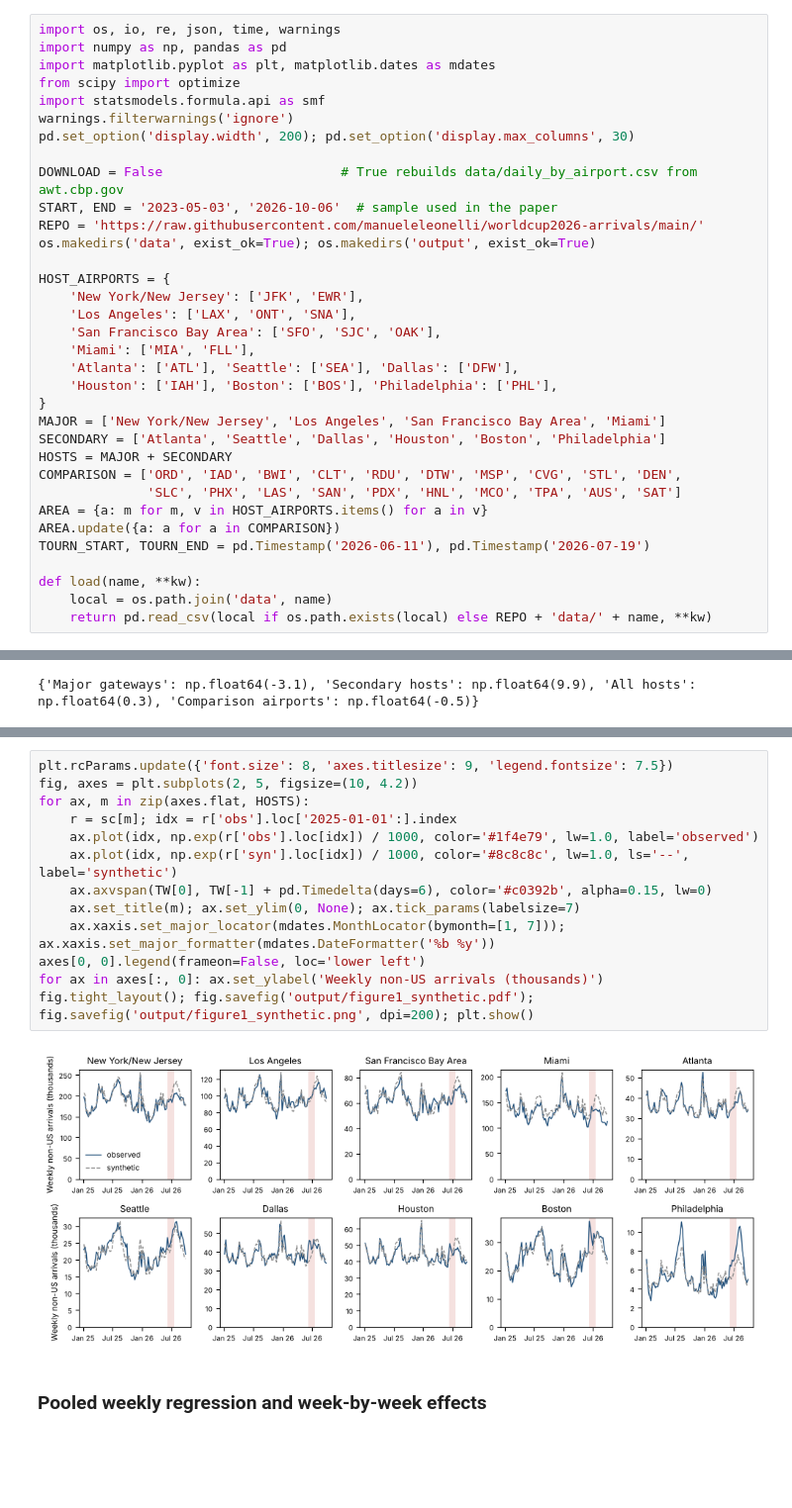
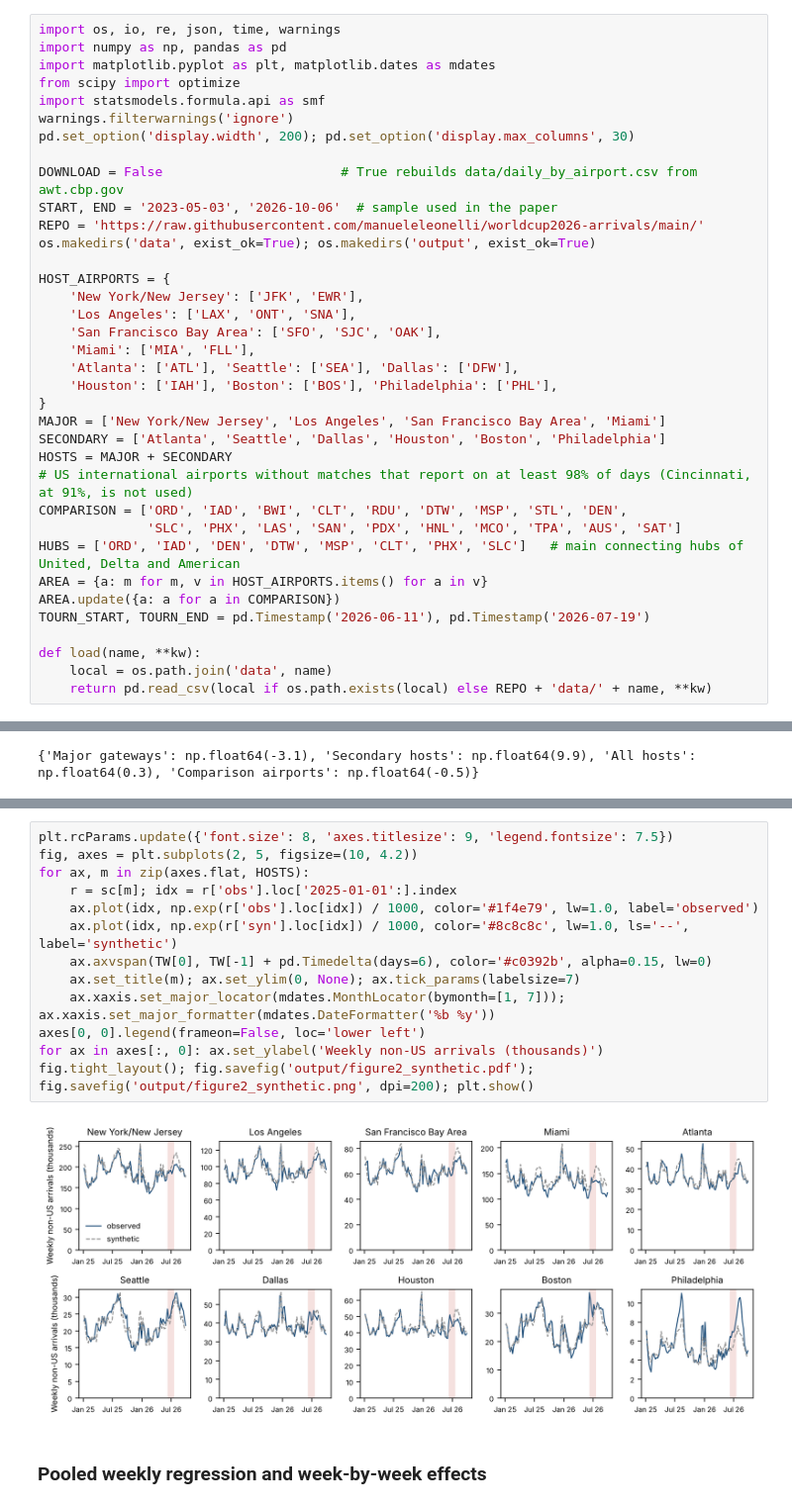
Before and after one commit to manueleleonelli/worldcup2026-arrivals, a Jupyter notebook: analysis.ipynb, the cells around one changed output, grey strips where cells are left out. Shown at 99% size. Saved outputs shown, nothing was run; the diff lists cells and outputs as text; blank space fills up the shorter version.

```diff
--- a/analysis.ipynb
+++ b/analysis.ipynb
@@ -29,8 +29,10 @@ HOST_AIRPORTS = {
 MAJOR = ['New York/New Jersey', 'Los Angeles', 'San Francisco Bay Area', 'Miami']
 SECONDARY = ['Atlanta', 'Seattle', 'Dallas', 'Houston', 'Boston', 'Philadelphia']
 HOSTS = MAJOR + SECONDARY
-COMPARISON = ['ORD', 'IAD', 'BWI', 'CLT', 'RDU', 'DTW', 'MSP', 'CVG', 'STL', 'DEN',
+# US international airports without matches that report on at least 98% of days (Cincinnati, at 91%, is not used)
+COMPARISON = ['ORD', 'IAD', 'BWI', 'CLT', 'RDU', 'DTW', 'MSP', 'STL', 'DEN',
               'SLC', 'PHX', 'LAS', 'SAN', 'PDX', 'HNL', 'MCO', 'TPA', 'AUS', 'SAT']
+HUBS = ['ORD', 'IAD', 'DEN', 'DTW', 'MSP', 'CLT', 'PHX', 'SLC']   # main connecting hubs of United, Delta and American
 AREA = {a: m for m, v in HOST_AIRPORTS.items() for a in v}
 AREA.update({a: a for a in COMPARISON})
 TOURN_START, TOURN_END = pd.Timestamp('2026-06-11'), pd.Timestamp('2026-07-19')
@@ -253,18 +324,18 @@ Largest weights:
 # %%
 plt.rcParams.update({'font.size': 8, 'axes.titlesize': 9, 'legend.fontsize': 7.5})
 fig, axes = plt.subplots(2, 5, figsize=(10, 4.2))
 for ax, m in zip(axes.flat, HOSTS):
     r = sc[m]; idx = r['obs'].loc['2025-01-01':].index
     ax.plot(idx, np.exp(r['obs'].loc[idx]) / 1000, color='#1f4e79', lw=1.0, label='observed')
     ax.plot(idx, np.exp(r['syn'].loc[idx]) / 1000, color='#8c8c8c', lw=1.0, ls='--', label='synthetic')
     ax.axvspan(TW[0], TW[-1] + pd.Timedelta(days=6), color='#c0392b', alpha=0.15, lw=0)
     ax.set_title(m); ax.set_ylim(0, None); ax.tick_params(labelsize=7)
     ax.xaxis.set_major_locator(mdates.MonthLocator(bymonth=[1, 7])); ax.xaxis.set_major_formatter(mdates.DateFormatter('%b %y'))
 axes[0, 0].legend(frameon=False, loc='lower left')
 for ax in axes[:, 0]: ax.set_ylabel('Weekly non-US arrivals (thousands)')
-fig.tight_layout(); fig.savefig('output/figure1_synthetic.pdf'); fig.savefig('output/figure1_synthetic.png', dpi=200); plt.show()
+fig.tight_layout(); fig.savefig('output/figure2_synthetic.pdf'); fig.savefig('output/figure2_synthetic.png', dpi=200); plt.show()
 # %% [output]
-[figure, old version]
+[figure, new version]
 # %% [markdown]
 ### Pooled weekly regression and week-by-week effects
 # %%
```
Also changed, not shown: parts of 27 cells of this notebook, 29 other files.
